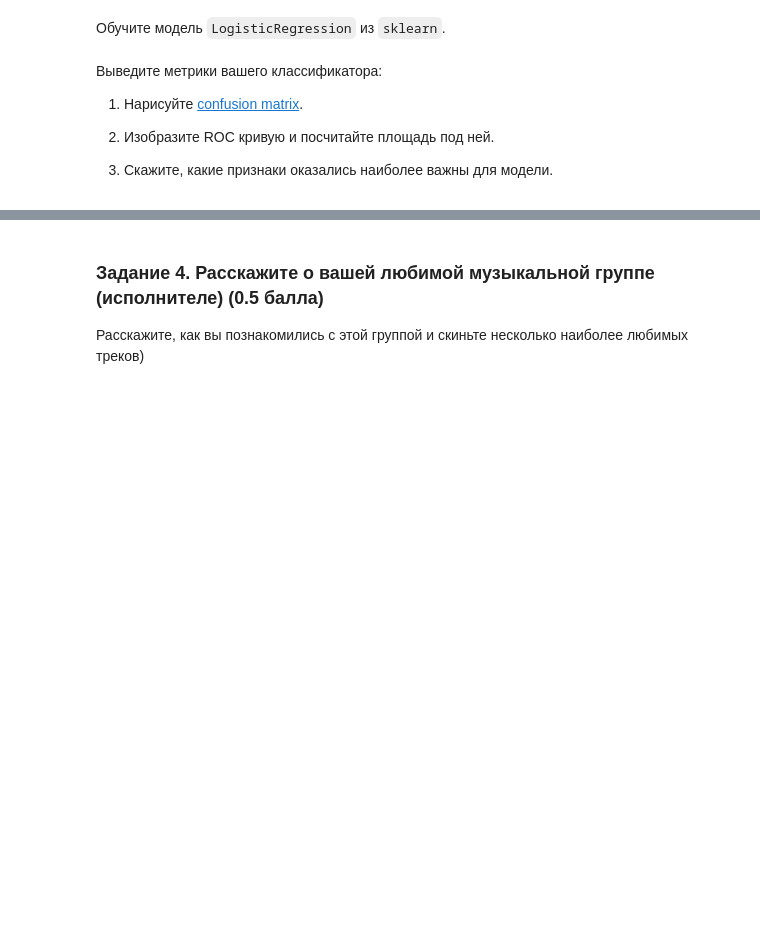
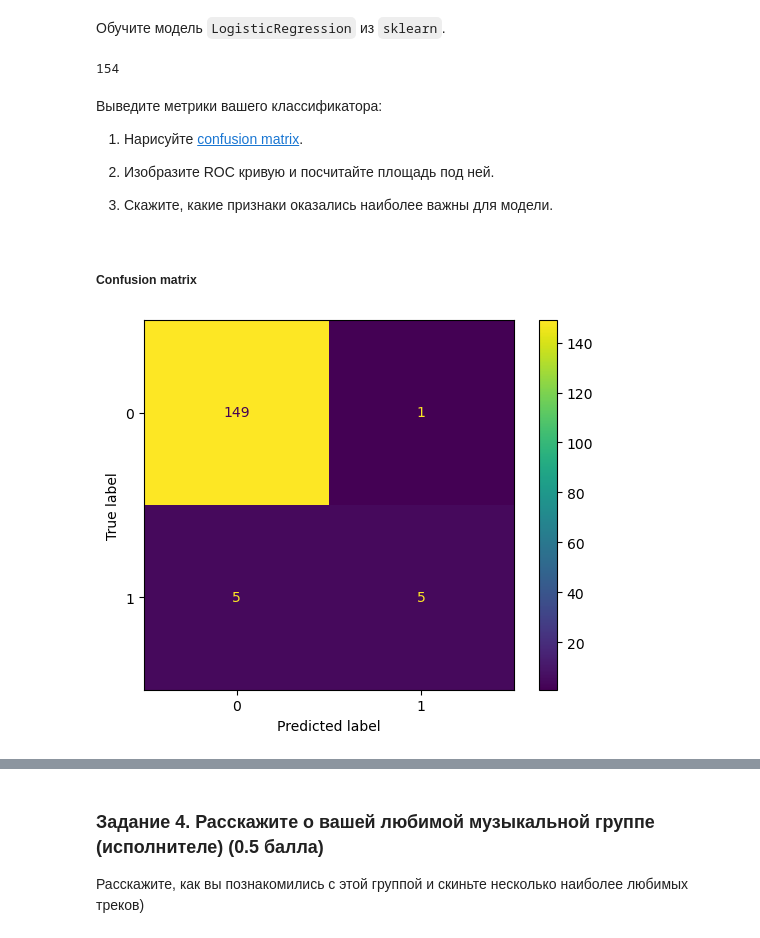
Before and after one commit to angrygeese/BI_ML_2024, a Jupyter notebook: HW2-linear_models/code/Linear_models.ipynb, the cells around one changed output, grey strips where cells are left out. Cells and saved outputs as stored; diff of their text form; code cells hidden in the pictures; blank space fills up the shorter version.

```diff
--- a/HW2-linear_models/code/Linear_models.ipynb
+++ b/HW2-linear_models/code/Linear_models.ipynb
@@ -773,6 +765,11 @@ pokemon[['Type 1']]
 # %%
-
+pokemon['Legendary'] = pokemon['Legendary'].apply(int)
 
 type1_column = pokemon[['Type 1']]
 ohe = OneHotEncoder(sparse_output=False, drop='first')
-ohe.fit(type1_column)
+ohe.fit(type1_column)  # возвращает numpy массив размерности (800, 17)
+                       # т.е. каждой строке соотвествует массив из 17 значений
+pokemon['Type 1'] = np.apply_along_axis(lambda x: int(''.join(x.astype(int).astype(str)), 2), 1, ohe.transform(type1_column))  # используем каждый массив набор степеней для двоичной кодировки,
+                                                                                                                               # чтобы сгенерировать десятичные числа
+
+pokemon = pokemon.drop(['Name', 'Type 2'], axis=1)
@@ -800,7 +785,25 @@ pokemon.head()
 # %% [markdown]
 Разделите ваши данные на тестовую и тренировочную выборку.
+# %%
+X, y = pokemon.iloc[:, 1:-1], pokemon.iloc[:, -1]
+X_train, X_test, y_train, y_test = train_test_split(X, y, test_size=0.2)
 # %% [markdown]
 Обучите модель `LogisticRegression` из `sklearn`.
+# %%
+scaler = StandardScaler()
+
+scaler.fit(X_train)
+
+X_train_scaled = scaler.transform(X_train)
+X_test_scaled = scaler.transform(X_test)
+
+model = LogisticRegression()
+model.fit(X_train_scaled, y_train)
+predictions_log = model.predict(X_test_scaled)
+# %%
+sum(predictions_log == y_test)
+# %% [output]
+154
 # %% [markdown]
 Выведите метрики вашего классификатора:
 
@@ -809,3 +812,10 @@ pokemon.head()
 2. Изобразите ROC кривую и посчитайте площадь под ней.
 
 3. Скажите, какие признаки оказались наиболее важны для модели.
+# %% [markdown]
+##### Confusion matrix
+# %%
+ConfusionMatrixDisplay.from_predictions(y_test, predictions_log)
+plt.show()
+# %% [output]
+[figure, added]
```
Also changed, not shown: parts of 10 cells of this notebook.
